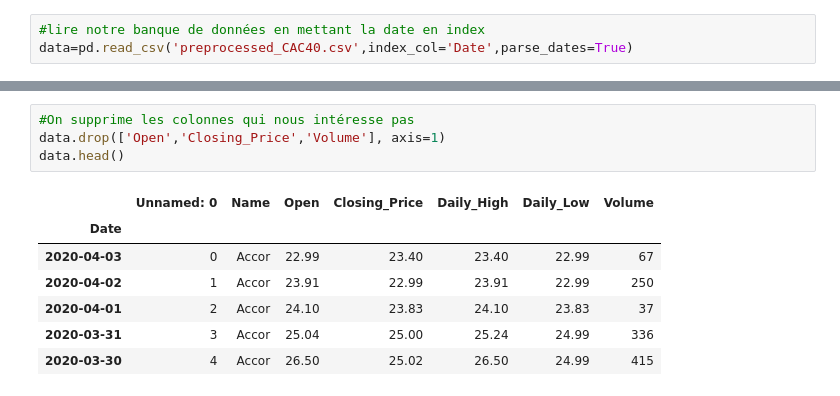
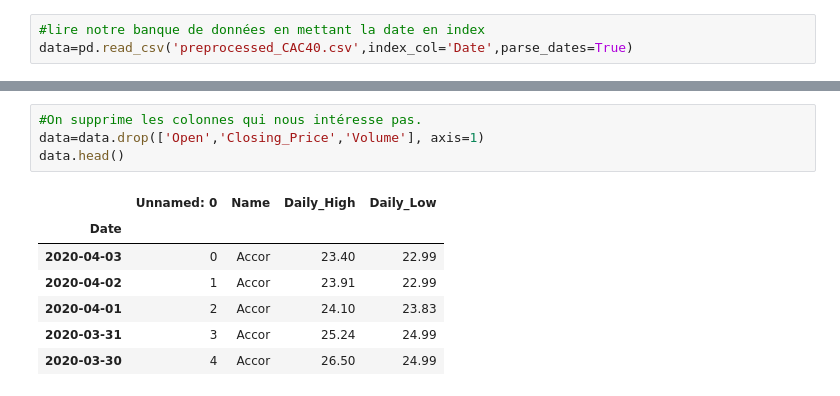
Before and after one commit to Brihmt/AnalyseBourse, a Jupyter notebook: Exploration du dataset.ipynb, the cells around one changed output, grey strips where cells are left out. Drawn from its saved outputs; the diff is of its cells as text.

```diff
--- a/Exploration du dataset.ipynb
+++ b/Exploration du dataset.ipynb
@@ -22,12 +23,12 @@ data.head()
 # %%
-#On supprime les colonnes qui nous intéresse pas
-data.drop(['Open','Closing_Price','Volume'], axis=1)
+#On supprime les colonnes qui nous intéresse pas.
+data=data.drop(['Open','Closing_Price','Volume'], axis=1)
 data.head()
 # %% [output]
-|  | Unnamed: 0 | Name | Open | Closing_Price | Daily_High | Daily_Low | Volume |
-| Date |  |  |  |  |  |  |  |
-| 2020-04-03 | 0 | Accor | 22.99 | 23.40 | 23.40 | 22.99 | 67 |
-| 2020-04-02 | 1 | Accor | 23.91 | 22.99 | 23.91 | 22.99 | 250 |
-| 2020-04-01 | 2 | Accor | 24.10 | 23.83 | 24.10 | 23.83 | 37 |
-| 2020-03-31 | 3 | Accor | 25.04 | 25.00 | 25.24 | 24.99 | 336 |
-| 2020-03-30 | 4 | Accor | 26.50 | 25.02 | 26.50 | 24.99 | 415 |
+|  | Unnamed: 0 | Name | Daily_High | Daily_Low |
+| Date |  |  |  |  |
+| 2020-04-03 | 0 | Accor | 23.40 | 22.99 |
+| 2020-04-02 | 1 | Accor | 23.91 | 22.99 |
+| 2020-04-01 | 2 | Accor | 24.10 | 23.83 |
+| 2020-03-31 | 3 | Accor | 25.24 | 24.99 |
+| 2020-03-30 | 4 | Accor | 26.50 | 24.99 |
```
Also changed, not shown: parts of 14 cells of this notebook, 2 other files.
